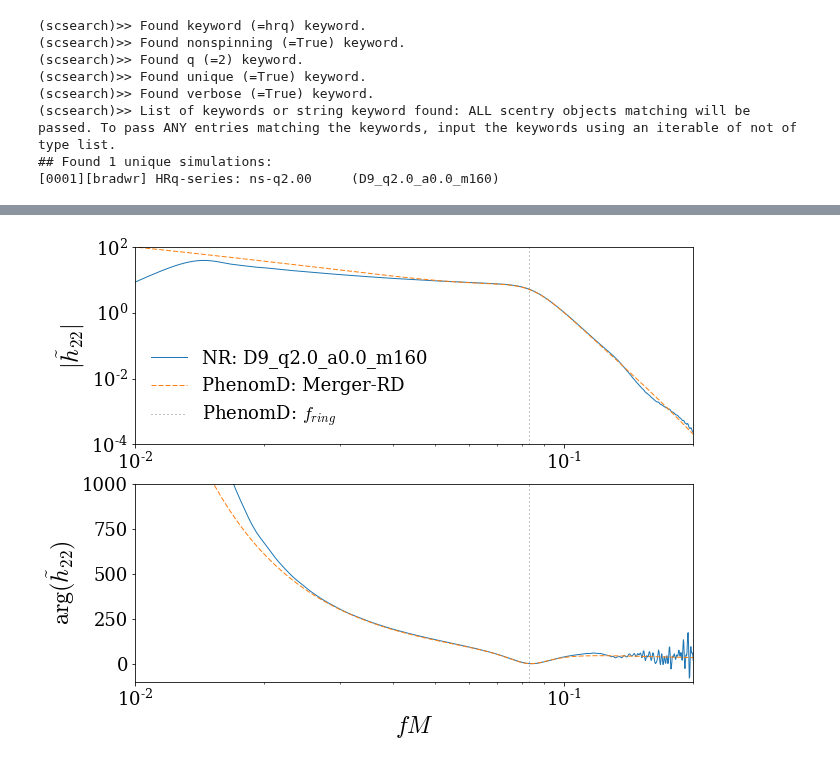
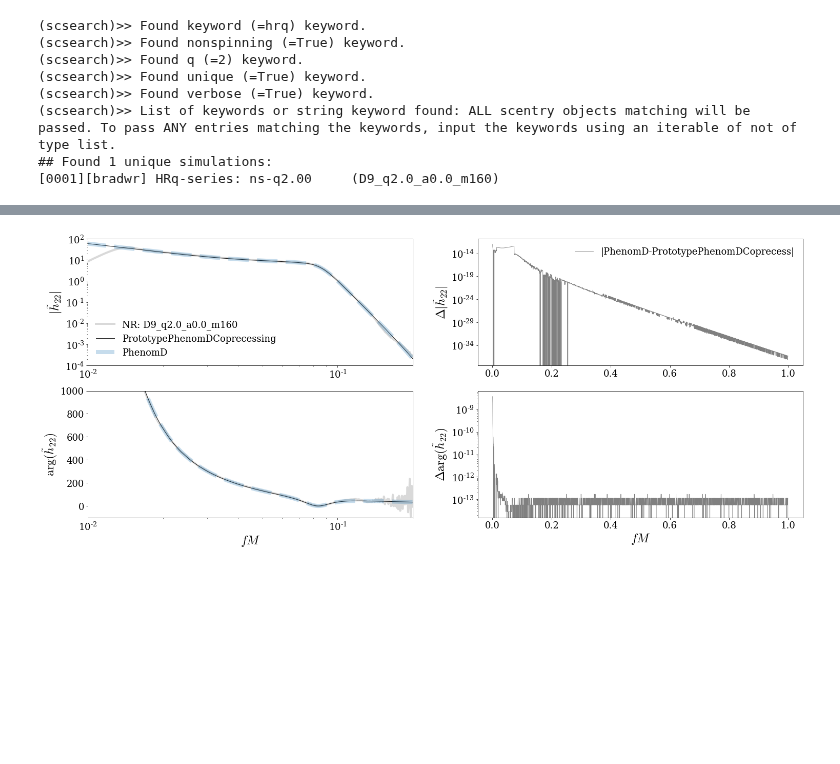
Before and after one commit to Cyberface/puck, a Jupyter notebook: ll/issues/1_import_PhenomD_fits.ipynb, the cells around one changed output, grey strips where cells are left out. Drawn from its saved outputs; the diff is of its cells as text; code cells hidden in the pictures; blank space fills up the shorter version.

Commit message:
preparing for mrd fitting underpinned by full PhenomD model

```diff
--- a/ll/issues/1_import_PhenomD_fits.ipynb
+++ b/ll/issues/1_import_PhenomD_fits.ipynb
@@ -28,7 +32,7 @@ A = scsearch(keyword='hrq',nonspinning=True,verbose=True,q=2,unique=True)
 [0001][bradwr] HRq-series: ns-q2.00     (D9_q2.0_a0.0_m160)
 # %%
 # Load waveform
-y = gwylm(A[0],lm=(2,2),verbose=True,pad=500,dt=0.5,clean=True)
+y = gwylm(A[0],lm=(2,2),verbose=True,pad=500,dt=0.5,clean=True,load_dynamics=False)
 # %% [output]
 (gwylm)>> Found clean (=True) keyword.
 (gwylm)>> Found dt (=0.5) keyword.
@@ -67,50 +56,84 @@ dphi = template_phi(f,include_pn_factor=True)
+# %%
+
+# Pull information from gwylm object
+m1, m2, chi1, chi2, chip = y.m1, y.m2, y.X1[-1], y.X2[-1], 0
+
+# Convert to fiducial physical units
+M = 100.0
+M1,M2 = [ k*M for k in (m1,m2) ]
+D_Mpc = 100.0
+D_meters = mpc2meters(D_Mpc)
+f_min = physf( min(y.f[y.f>0]), M )
+f_max = 0*physf( max(y.f[y.f>0]), M )
+df_hz = physf( y.f[1]-y.f[0], M )
+
+#
+bar = phenom.PhenomD(m1=M1, m2=M2, chi1z=chi1, chi2z=chi2, f_min=f_min, f_max=f_max, distance=D_meters, delta_f=df_hz)
+bar.IMRPhenomDGenerateFD()
 # %%
 
-fig = figure( figsize=2*figaspect(0.8) )
+fig = figure( figsize=2.5*figaspect(0.8/2) )
 lw = 1
 
-subplot(2,1,1)
+subplot(2,2,1)
 # ---
 
-plot( y.f, y[2,2]['strain'].fd_amp, lw=lw, label='NR: %s'%y.simname )
-plot( f, amp, '--', lw=lw, label='PhenomD: Merger-RD' )
+#
+f = y.f[y.f>0]
 
+#
+template_amp, template_dphi, template_phi = pwca.template_amp_phase(m1, m2, chi1, chi2, chip)
+foo_amp = template_amp(f)
+foo_dphi = template_dphi(f)
+
+#
+bar_amp  = array( [bar.IMRPhenomDAmplitude(k, bar.model_pars, UsefulPowers(k)) for k in f] )
+bar_dphi = array( [bar.IMRPhenomDPhaseDerivFrequencyPoint(k,bar.p['eta'], bar.model_pars) for k in f] )
+
+#
+plot( y.f[y.f>0], y[2,2]['strain'].fd_amp[y.f>0], label='NR: %s'%y.simname,lw=4,color='0.85' )
+plot( f, foo_amp, label='PrototypePhenomDCoprecessing',lw=1,color='k',alpha=0.9 )
+plot( f, bar_amp, label='PhenomD',ls='--',lw=8,alpha=0.25 )
 xscale('log')
 yscale('log')
-
-axvline( fring, color='k', alpha=0.5, ls=':', lw=lw, label=r'PhenomD: $f_{ring}$' )
 
 ylim(1e-4,1e2)
 xlim( 1e-2,0.2 )
 
-# xlabel('$fM$')
 ylabel(r'$|\tilde{h}_{22}|$')
-
 legend()
 
-subplot(2,1,2)
+subplot(2,2,3)
 # ---
 
-#
+fring = pwca.d.fring(y.eta,chi1,chi2,y.xf)
 shift = y[2,2]['psi4'].fd_dphi[find(y.f>fring)[0]]
-fd_dphi = y[2,2]['psi4'].fd_dphi-shift
+plot( y.f[y.f>0], y[2,2]['strain'].fd_dphi[y.f>0]-shift, label='',lw=4,color='0.85' )
 
-shift = dphi[find(f>fring)[0]]
-dphi_ = dphi-shift
-
-plot( y.f, fd_dphi, lw=lw, label='NR: %s'%y.simname )
-plot( f, dphi_, '--', lw=lw, label='PhenomD: Merger-RD' )
+plot( f, -foo_dphi-min(-foo_dphi), label='',lw=1,color='k',alpha=0.9 )
+plot( f, -bar_dphi-min(-bar_dphi), label='',ls='--',lw=8,alpha=0.25 )
 
 xscale('log')
-# yscale('log')
-
-axvline( fring, color='k', alpha=0.5, ls=':', lw=lw, label=r'PhenomD: $f_{ring}$' )
-
-ylim(  lim( fd_dphi[ (y.f>0.01)&(y.f<0.2) ] )  )
 xlim( 1e-2,0.2 )
 ylim(-1e2,1e3)
 
 ylabel(r'$\arg(\tilde{h}_{22})$')
+xlabel('$fM$')
+
+subplot(2,2,2)
+# ---
+
+plot( f, abs(foo_amp-bar_amp), color='0.5',label='|PhenomD-PrototypePhenomDCoprecess|' )
+ylabel(r'$\Delta|\tilde{h}_{22}|$')
+yscale('log')
+legend()
+
+subplot(2,2,4)
+# ---
+
+plot( f, abs(-foo_dphi-min(-foo_dphi)-(-bar_dphi-min(-bar_dphi))), color='0.5' )
+ylabel(r'$\Delta\arg(\tilde{h}_{22})$')
+yscale('log')
 xlabel('$fM$');
 # %% [output]
-[figure, old version]
+[figure, new version]
```
Also changed, not shown: parts of 8 cells of this notebook, 2 other files.
